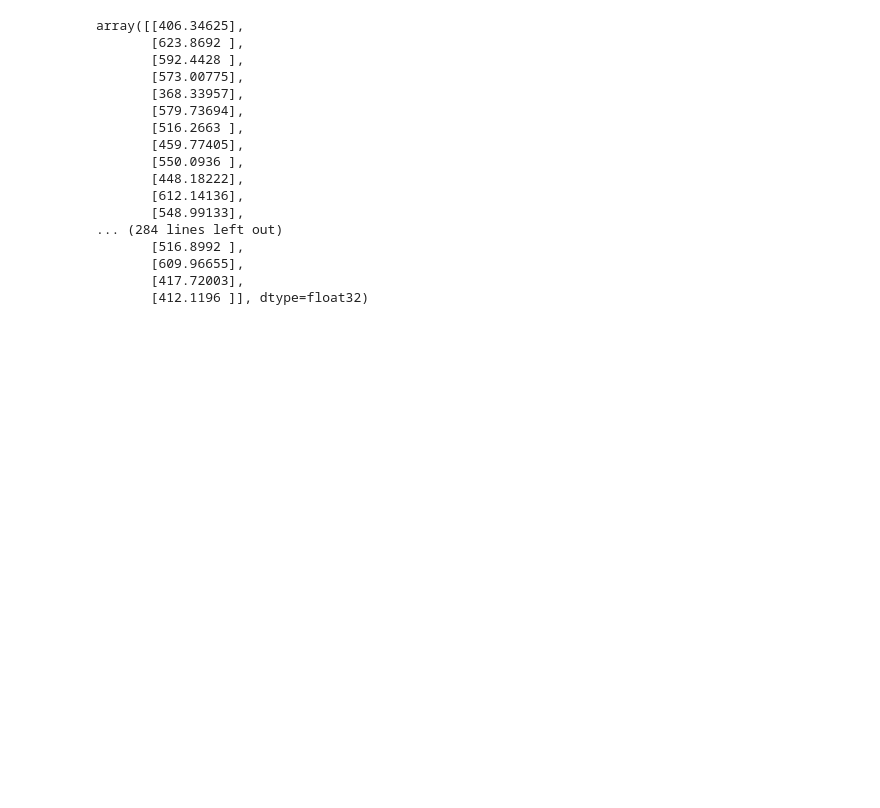
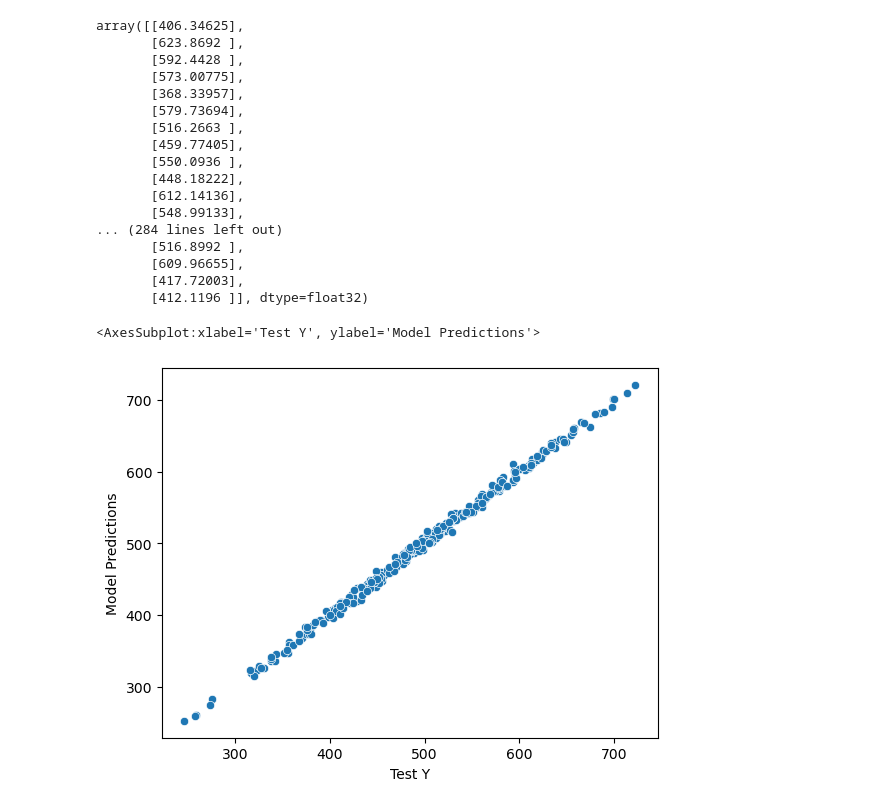
Before and after one commit to dancanyego/Deep-Learning-and-Neural-nets, a Jupyter notebook: Keras/Keras-Syntax.ipynb, the cells around one changed output. Saved outputs shown, nothing was run; the diff lists cells and outputs as text; code cells hidden in the pictures; blank space fills up the shorter version.

Commit message:
test predictions

```diff
--- a/Keras/Keras-Syntax.ipynb
+++ b/Keras/Keras-Syntax.ipynb
@@ -166,3 +166,8 @@ pred_df = pd.DataFrame(y_test,columns=['Test True Y'])
 pred_df = pd.concat([pred_df,test_predictions],axis=1)
 # %%
 pred_df.columns = ['Test Y','Model Predictions']
+# %%
+sns.scatterplot(x='Test Y',y='Model Predictions',data=pred_df)
+# %% [output]
+<AxesSubplot:xlabel='Test Y', ylabel='Model Predictions'>
+[figure, added]
```
